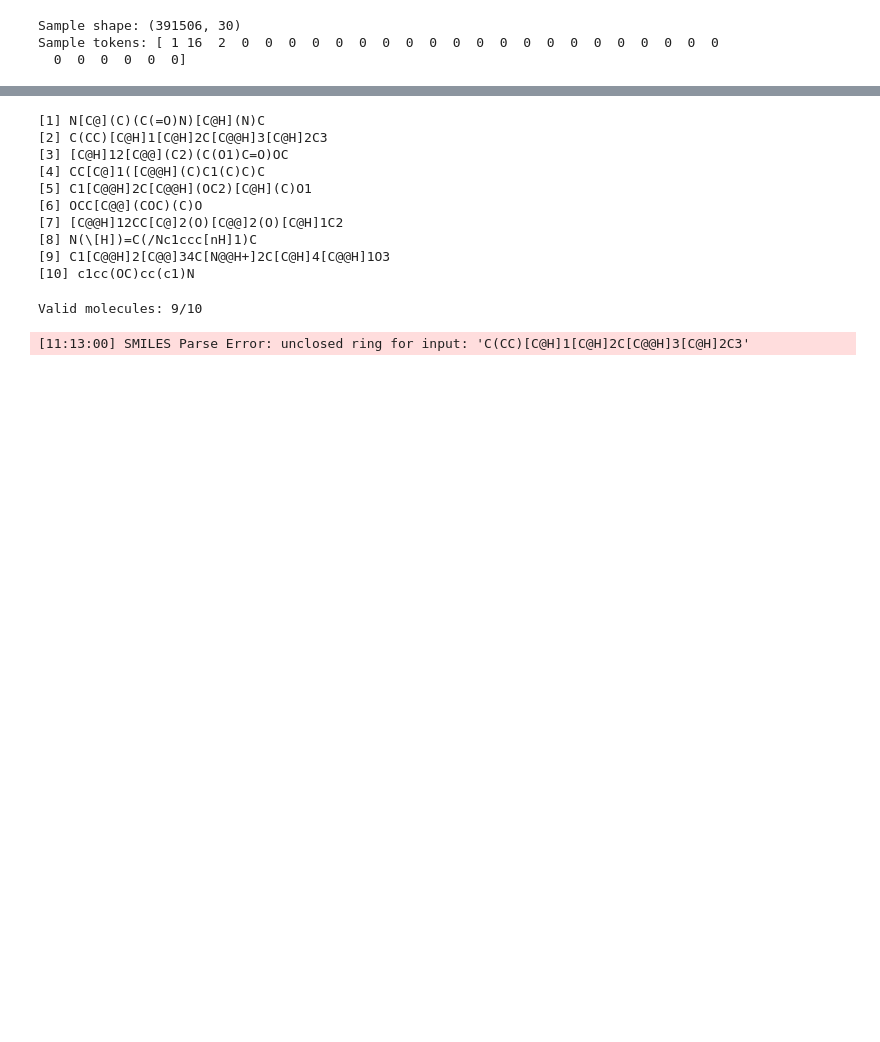
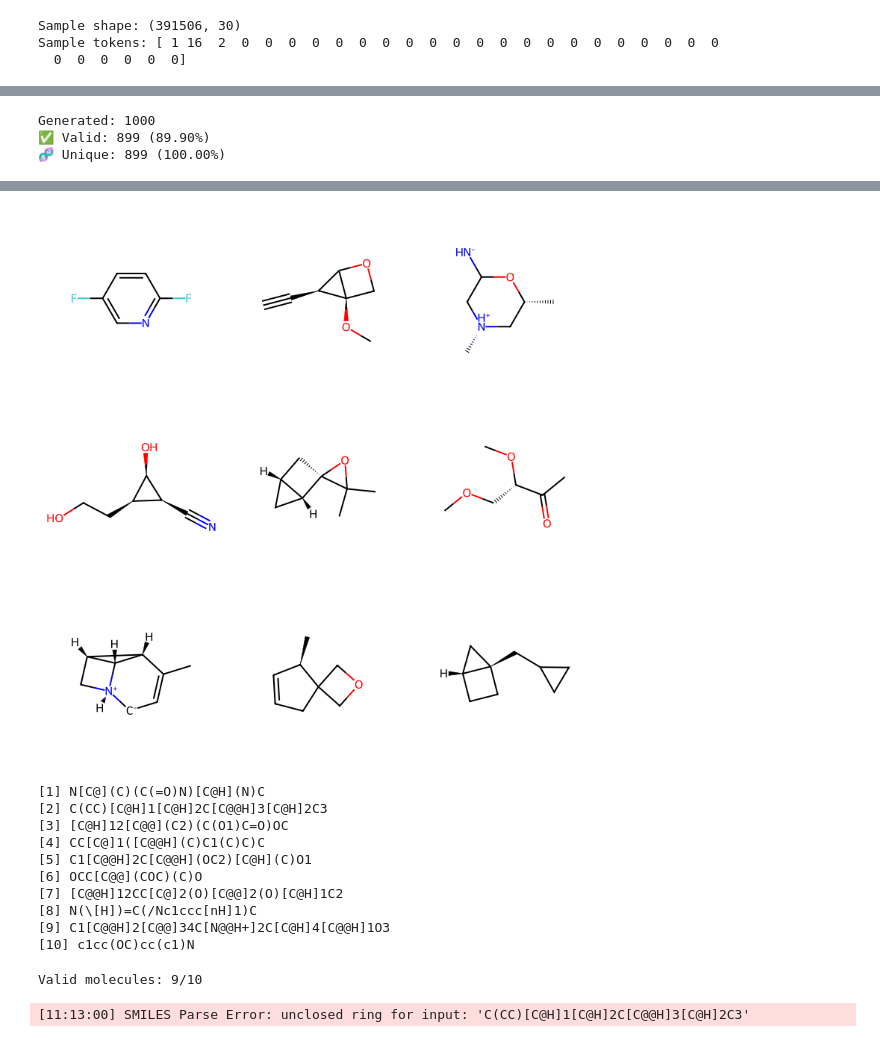
Before and after one commit to VisheshSaluja/MolGan---Transformer, a Jupyter notebook: run.ipynb, the cells around one changed output, grey strips where cells are left out. Drawn from its saved outputs; the diff is of its cells as text; code cells hidden in the pictures; blank space fills up the shorter version.

Commit message:
added notebook file after sampling

```diff
--- a/run.ipynb
+++ b/run.ipynb
@@ -95,0 +121,14 @@ Starting training...
+# %%
+import torch
+from model import TransformerDecoder
+
+# Load vocab
+vocab = open("data/vocab.txt").read().splitlines()
+itos = {i: s for i, s in enumerate(vocab)}
+stoi = {s: i for i, s in enumerate(vocab)}
+
+# Load model
+device = "cuda" if torch.cuda.is_available() else "cpu"
+model = TransformerDecoder(vocab_size=len(vocab)).to(device)
+model.load_state_dict(torch.load("checkpoint_epoch_5.pt", map_location=device))
+model.eval()
@@ -95,0 +153,57 @@ Starting training...
+# %%
+# --------------------- POST-TRAINING INFERENCE & EVALUATION -----------------------
+
+import torch
+from model import TransformerDecoder
+from rdkit import Chem
+from rdkit.Chem import Draw
+import random
+
+# Load model and vocab
+vocab = open("data/vocab.txt").read().splitlines()
+itos = {i: s for i, s in enumerate(vocab)}
+stoi = {s: i for i, s in enumerate(vocab)}
+device = "cuda" if torch.cuda.is_available() else "cpu"
+
+model = TransformerDecoder(vocab_size=len(vocab)).to(device)
+model.load_state_dict(torch.load("checkpoint_epoch_5.pt", map_location=device))
+model.eval()
+
+# Sampling
+def sample_smiles(max_len=64, temperature=1.0):
+    generated = [stoi["<bos>"]]
+    for _ in range(max_len):
+        input_ids = torch.tensor(generated).unsqueeze(0).to(device)
+        with torch.no_grad():
+            logits = model(input_ids)[:, -1, :] / temperature
+            probs = torch.softmax(logits, dim=-1)
+            next_id = torch.multinomial(probs, num_samples=1).item()
+        if next_id == stoi["<eos>"]:
+            break
+        generated.append(next_id)
+    tokens = [itos[i] for i in generated[1:]]  # Skip <bos>
+    return "".join(tokens)
+
+# Evaluation
+def evaluate_model(num_samples=1000):
+    smiles_list = [sample_smiles() for _ in range(num_samples)]
+    valid = [s for s in smiles_list if Chem.MolFromSmiles(s)]
+    unique = list(set(valid))
+
+    print(f"Generated: {len(smiles_list)}")
+    print(f"✅ Valid: {len(valid)} ({len(valid)/len(smiles_list)*100:.2f}%)")
+    print(f"🧬 Unique: {len(unique)} ({len(unique)/len(valid)*100:.2f}%)")
+    return valid, unique
+
+# Visualization
+def visualize_molecules(smiles_list, n=9):
+    mols = [Chem.MolFromSmiles(s) for s in smiles_list[:n]]
+    return Draw.MolsToGridImage(mols, molsPerRow=3, subImgSize=(250, 250))
+
+# ------------------ Run Everything -------------------
+valid, unique = evaluate_model(num_samples=1000)
+visualize_molecules(unique, n=9)
+# %% [output]
+Generated: 1000
+✅ Valid: 899 (89.90%)
+🧬 Unique: 899 (100.00%)
@@ -96,3 +227,4 @@ Starting training...
+[figure, added]
 # %%
 import torch
 from model import TransformerDecoder
```
Also changed, not shown: parts of 5 cells of this notebook.
